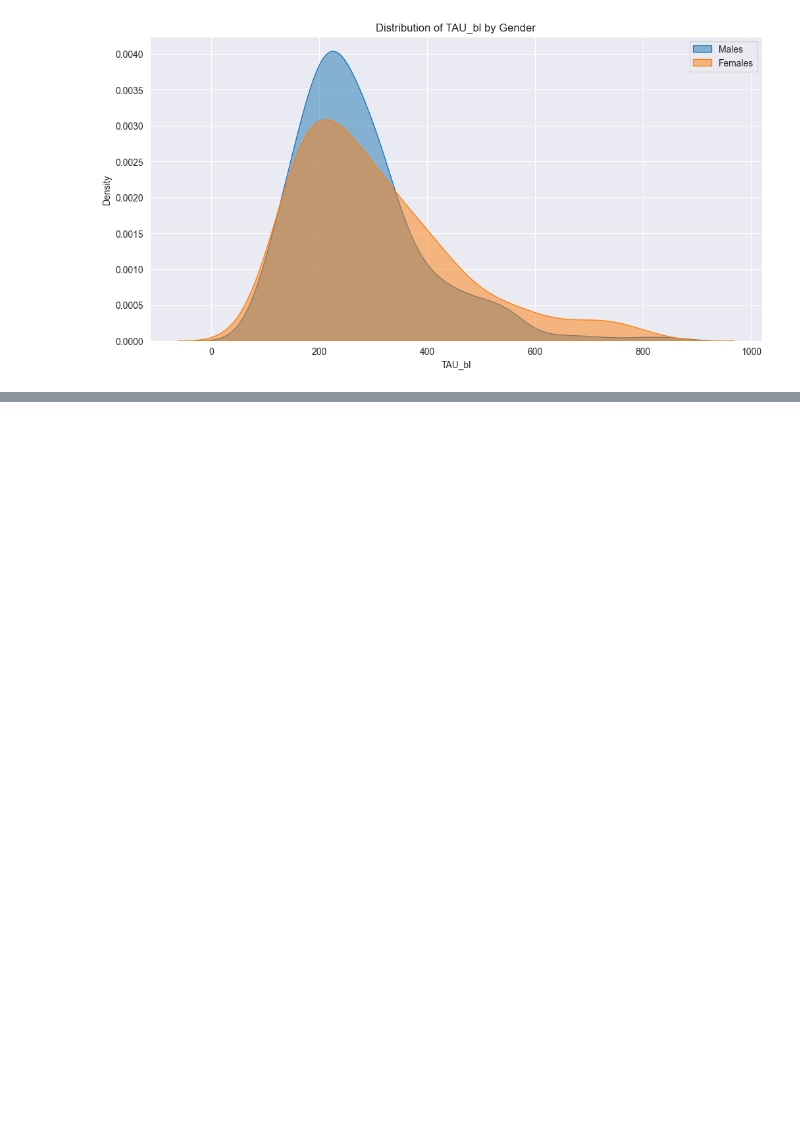
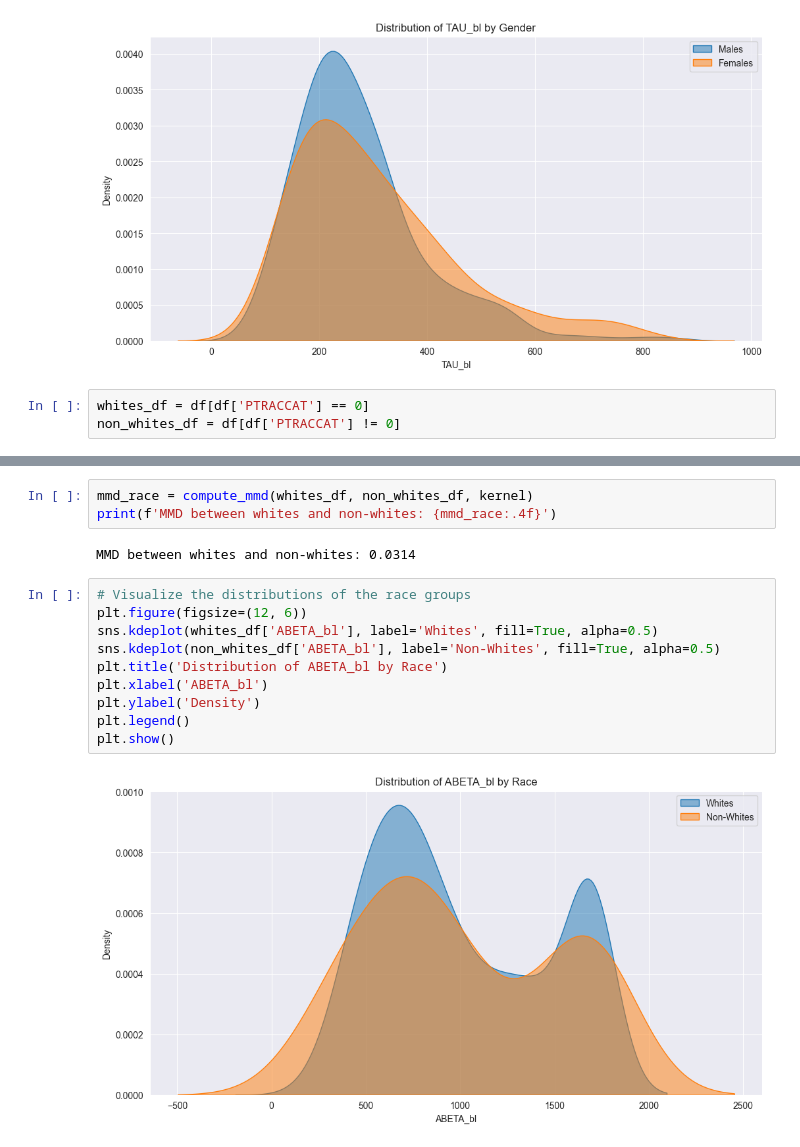
Before and after one commit to Aquila69420/adni-ml, a Jupyter notebook: covariate_shift.ipynb, the cells around one changed output, grey strips where cells are left out. Drawn from its saved outputs; the diff is of its cells as text; blank space fills up the shorter version.

Commit message:
Add race column + compute mmd

```diff
--- a/covariate_shift.ipynb
+++ b/covariate_shift.ipynb
@@ -269,3 +269,6 @@ plt.legend()
 plt.show()
 # %% [output]
 [figure]
+# %%
+whites_df = df[df['PTRACCAT'] == 0]
+non_whites_df = df[df['PTRACCAT'] != 0]
@@ -271,0 +291,17 @@ plt.show()
+# %%
+mmd_race = compute_mmd(whites_df, non_whites_df, kernel)
+print(f'MMD between whites and non-whites: {mmd_race:.4f}')
+# %% [output]
+MMD between whites and non-whites: 0.0314
+# %%
+# Visualize the distributions of the race groups
+plt.figure(figsize=(12, 6))
+sns.kdeplot(whites_df['ABETA_bl'], label='Whites', fill=True, alpha=0.5)
+sns.kdeplot(non_whites_df['ABETA_bl'], label='Non-Whites', fill=True, alpha=0.5)
+plt.title('Distribution of ABETA_bl by Race')
+plt.xlabel('ABETA_bl')
+plt.ylabel('Density')
+plt.legend()
+plt.show()
+# %% [output]
+[figure, added]
```
Also changed, not shown: parts of 5 cells of this notebook, 1 other file.
